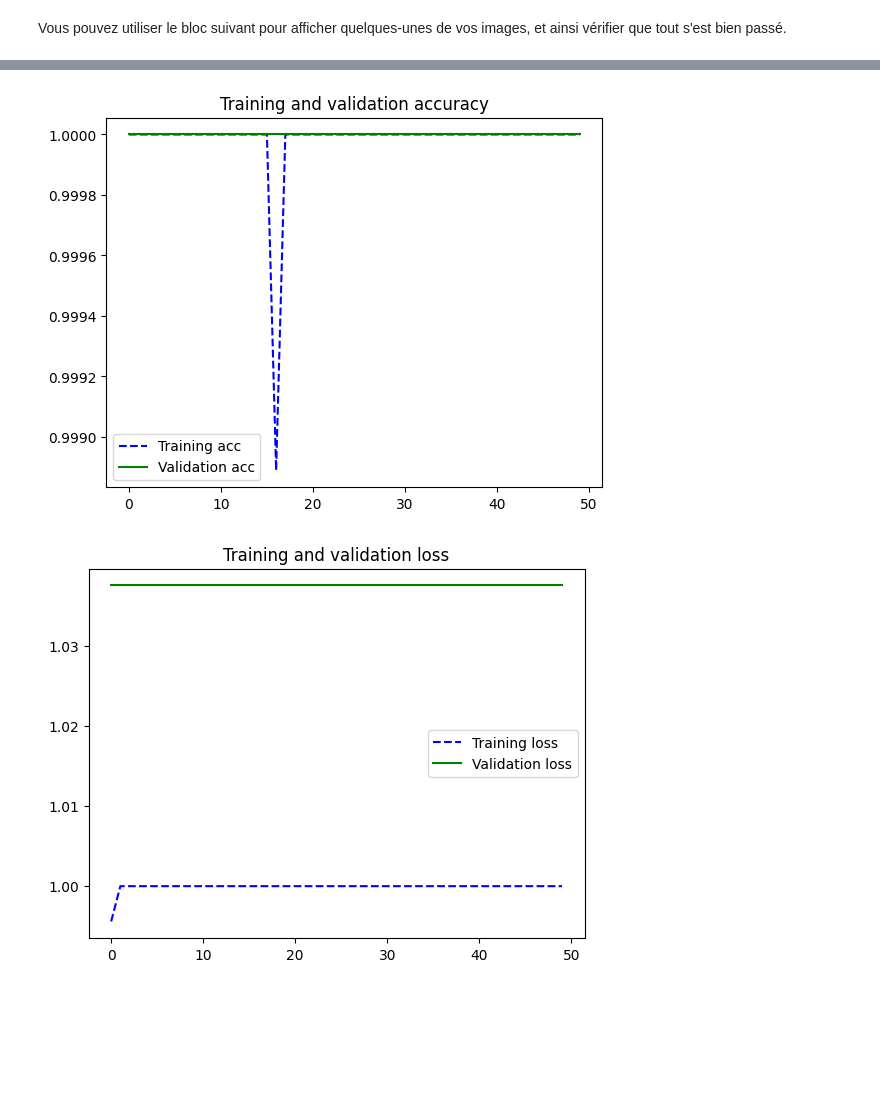
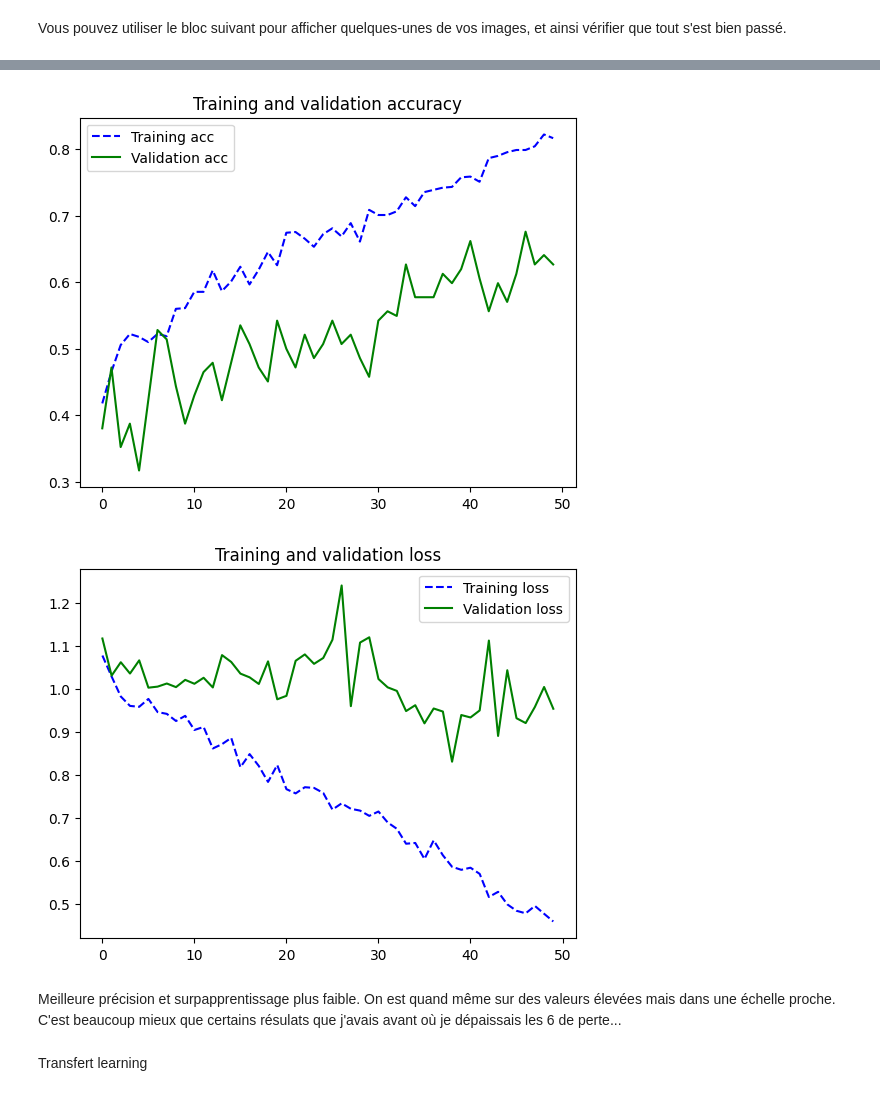
Before and after one commit to yohann-dja/BoulangerieAppProfond, a Jupyter notebook: projetDeepLearning.ipynb, the cells around one changed output, grey strips where cells are left out. Saved outputs shown, nothing was run; the diff lists cells and outputs as text; code cells hidden in the pictures; blank space fills up the shorter version.

```diff
--- a/projetDeepLearning.ipynb
+++ b/projetDeepLearning.ipynb
@@ -171,7 +254,7 @@ _________________________________________________________________
 # %%
-def plot_training_analysis():
-  acc = history.history['accuracy']
-  val_acc = history.history['val_accuracy']
+def plot_training_analysis2():
+  acc = history.history['sparse_categorical_accuracy']
+  val_acc = history.history['val_sparse_categorical_accuracy']
   loss = history.history['loss']
   val_loss = history.history['val_loss']
 
@@ -190,8 +273,12 @@ def plot_training_analysis():
   plt.legend()
 
   plt.show()
-# %%
-plot_training_analysis()
-# %% [output]
-[figure, removed]
-[figure, removed]
+# %%
+plot_training_analysis2()
+# %% [output]
+[figure, added]
+[figure, added]
+# %% [markdown]
+Meilleure précision et surpapprentissage plus faible. On est quand même sur des valeurs élevées mais dans une échelle proche. C'est beaucoup mieux que certains résulats que j'avais avant où je dépaissais les 6 de perte...
+# %% [markdown]
+Transfert learning
```
Also changed, not shown: parts of 50 cells of this notebook.
